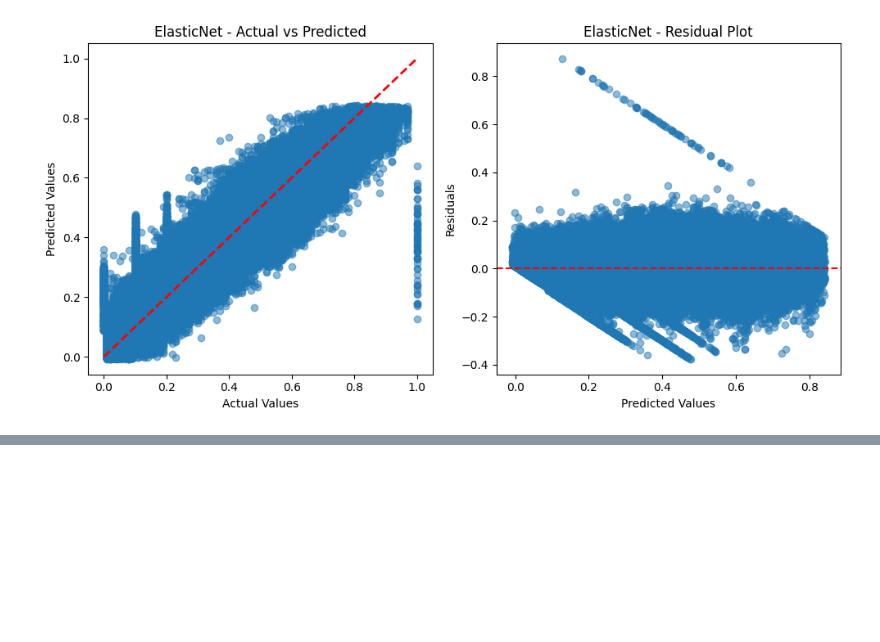
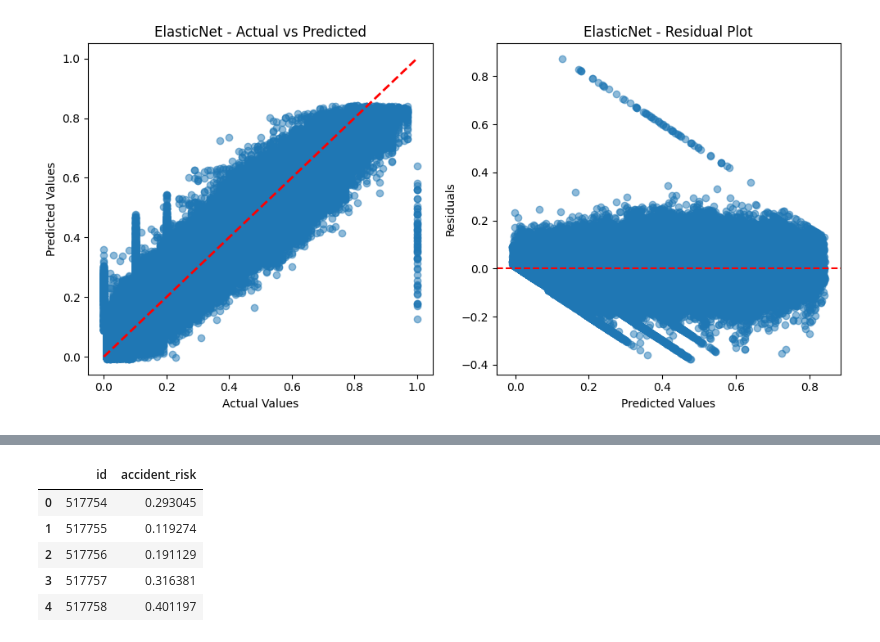
Before and after one commit to alirezaazarboo52-np/Kaggle_Student-Stress-, a Jupyter notebook: road-accident-risk.ipynb, the cells around one changed output, grey strips where cells are left out. Saved outputs shown, nothing was run; the diff lists cells and outputs as text; code cells hidden in the pictures; blank space fills up the shorter version.

Commit message:
Kaggle Notebook | Road accident risk | Version 3

```diff
--- a/road-accident-risk.ipynb
+++ b/road-accident-risk.ipynb
@@ -541,0 +813,13 @@ First few test predictions: [0.30608258 0.09915863 0.19338455 0.42059488 0.31103
+# %%
+sub = pd.read_csv("/kaggle/input/playground-series-s5e10/sample_submission.csv")
+# %%
+sub['accident_risk'] = test_preds.T
+sub.to_csv("submission.csv",index=False)
+sub.head()
+# %% [output]
+|  | id | accident_risk |
+| 0 | 517754 | 0.293045 |
+| 1 | 517755 | 0.119274 |
+| 2 | 517756 | 0.191129 |
+| 3 | 517757 | 0.316381 |
+| 4 | 517758 | 0.401197 |
```
Also changed, not shown: parts of 3 cells of this notebook.
